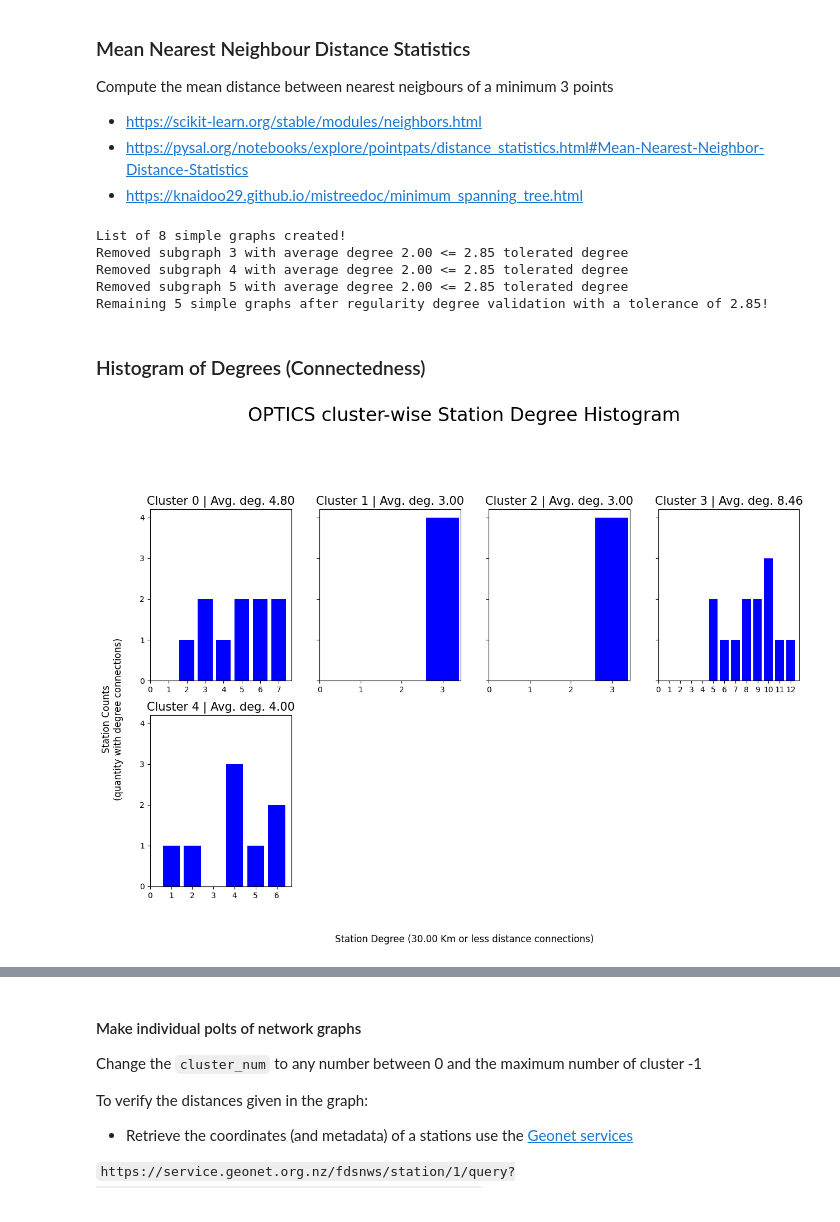
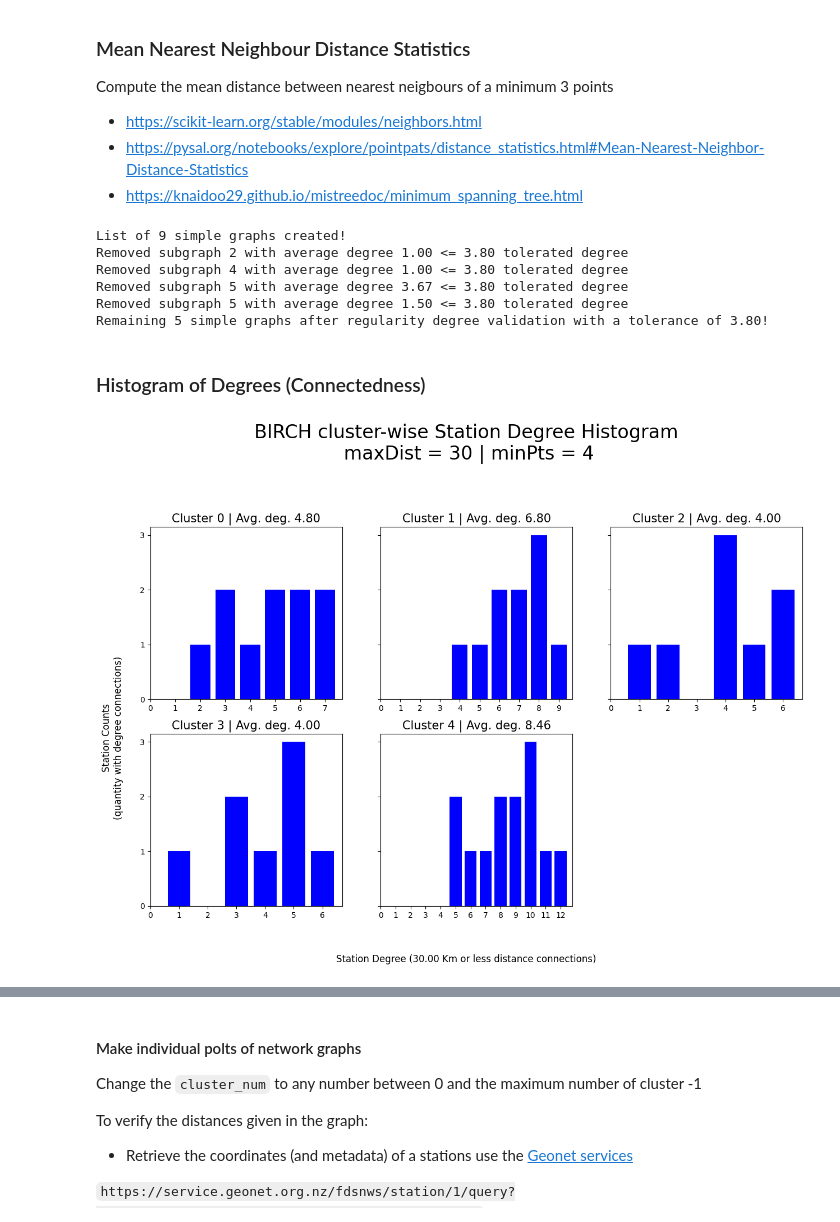
Before and after one commit to waidyanatha/quasar, a Jupyter notebook: notebooks/1a_shield_network_cluster_maps.ipynb, the cells around one changed output, grey strips where cells are left out. Saved outputs shown, nothing was run; the diff lists cells and outputs as text; code cells hidden in the pictures.

```diff
--- a/notebooks/1a_shield_network_cluster_maps.ipynb
+++ b/notebooks/1a_shield_network_cluster_maps.ipynb
@@ -326,7 +331,7 @@ print("Returns a %s confidence interval\n" % s_conf_int)
     iterate the test 50 times to calculate the average score
 '''
 n_iter = 50    # number of iterations to run each of the functions
-n_clusters = int(station_coordinates.shape[0]/3)
+n_clusters = int(station_coordinates.shape[0]/4)
 sum_assess_tend_mean_scores = 0
 arr_score = np.empty(n_iter, dtype=float)
 
@@ -801,6 +815,11 @@ try:
     plt.legend(loc='upper left', fontsize=15)
     plt.xlabel('Longitude', fontsize=20)
     plt.ylabel('Latitude', fontsize=20)
+
+    _s_plot_save_file = str("../images/outputs/noise_clust_plot "+
+                            _s_cloud_clust_name+"_"+str(_l_max_distance)+"_"+
+                            str(_n_min_cloud_clust_size)+".png").replace(" ","_")
+    plt.savefig(_s_plot_save_file, bbox_inches='tight')
     plt.show()
 
 except Exception as err:
@@ -843,13 +866,13 @@ if debug:
     import importlib
     gc = importlib.reload(gc)
 
-_plot_valid_g = False
+_plot_valid_g = True
 ''' plot only subgraphs that comply with k-regularity where k >= minPts
     Given that the regularity is based on the average degree, change the scaling value 0.95
     to one that is desired and in the interval (0,1] to set a regularity threshold @_f_reg_thresh
 '''
 _force_min_regularity = True
-_f_reg_thresh = 0.95*cloud_clust_qual_df_['Minimum Points'].item()
+_f_reg_thresh = 0.95*__clust_quality_df_['Minimum Points'].item()
 #_min_regularity = 0.95     # value greater than 0 and less than 1.0
 
 lst_G_simple = []
@@ -860,11 +883,11 @@ if _plot_valid_g:
     for k in no_noise_df['label'].unique():
         temp_df = pd.DataFrame([])
         temp_df = no_noise_df.loc[lambda no_noise_df: no_noise_df['label'] == k]
-        if temp_df.shape[0] < int(cloud_clust_qual_df_['Minimum Points'].item()):
+        if temp_df.shape[0] < int(__clust_quality_df_['Minimum Points'].item()):
             no_noise_df = no_noise_df[no_noise_df['label'] != k]
 
-dict_feature_params = {"distance_km": cloud_clust_qual_df_['Maximum Distance'].item(),
-                       "minimum_samples": cloud_clust_qual_df_['Minimum Points'].item()}
+dict_feature_params = {"distance_km": __clust_quality_df_['Maximum Distance'].item(),
+                       "minimum_samples": __clust_quality_df_['Minimum Points'].item()}
 cls_g_clust = gc.community_detection(**dict_feature_params)
 G_simple = cls_g_clust.get_simple_graph(no_noise_df)
 G_simple.remove_nodes_from(list(nx.isolates(G_simple)))
@@ -896,13 +919,14 @@ while incomplete:
                 pass
 
 print('Remaining %d simple graphs after regularity degree validation with a tolerance of %0.02f!'
-      % (len(lst_G_simple),_f_deg_tol_thresh))
+      % (len(lst_G_simple),_f_reg_thresh))
 # %% [output]
-List of 8 simple graphs created!
-Removed subgraph 3 with average degree 2.00 <= 2.85 tolerated degree
-Removed subgraph 4 with average degree 2.00 <= 2.85 tolerated degree
-Removed subgraph 5 with average degree 2.00 <= 2.85 tolerated degree
-Remaining 5 simple graphs after regularity degree validation with a tolerance of 2.85!
+List of 9 simple graphs created!
+Removed subgraph 2 with average degree 1.00 <= 3.80 tolerated degree
+Removed subgraph 4 with average degree 1.00 <= 3.80 tolerated degree
+Removed subgraph 5 with average degree 3.67 <= 3.80 tolerated degree
+Removed subgraph 5 with average degree 1.50 <= 3.80 tolerated degree
+Remaining 5 simple graphs after regularity degree validation with a tolerance of 3.80!
 # %% [markdown]
 ### Histogram of Degrees (Connectedness)
 # %%
@@ -921,14 +945,24 @@ try:
     if len(lst_G_simple) <= 0:
         raise AttributeError('Cannot plot histogram because the list is empty')
 
-
     __max_deg_cnt = -1     # to set the y-axis ticks
-
+    '''
     if len(lst_G_simple) < 4:
         num_cols = len(lst_G_simple)%4
     else:
         num_cols = 4
+    '''
+    if len(lst_G_simple) < 3:
+        num_cols = len(lst_G_simple)%3
+    elif len(lst_G_simple) == 3:
+        num_cols = 3
+    elif len(lst_G_simple)%3 > len(lst_G_simple)%4:
+            num_cols = 3
+    else:
+        num_cols = 4
+
     num_rows = math.ceil(len(lst_G_simple)/num_cols)
+
     fig, ax = plt.subplots(num_rows, num_cols, figsize=(15,num_rows*4), dpi=100, sharex=False, sharey=True)
 
     for clust_num, G in enumerate(lst_G_simple):
@@ -938,10 +972,17 @@ try:
         deg, cnt = zip(*degreeCount.items())
         row_num = math.floor(clust_num/num_cols)
         col_num = clust_num%num_cols
+
         if num_rows ==1:
-            ax[col_num].bar(deg, cnt, width=0.80, color="b")
-            ax[col_num].set_title('Cluster %d | Avg. deg. %0.2f' % (clust_num,_avg_degree),size=20)
-            ax[row_num].set_xticks(np.arange(0, max(deg), 1))
+            '''with one single subplot, ax already holds it without indexing'''
+            if num_cols == 1:
+                ax.bar(deg, cnt, width=0.80, color="b")
+                ax.set_title('Cluster %d | Avg. deg. %0.2f' % (clust_num,_avg_degree),size=15)
+                ax.set_xticks(np.arange(0, max(deg), 1))
+            else:
+                ax[col_num].bar(deg, cnt, width=0.80, color="b")
+                ax[col_num].set_title('Cluster %d | Avg. deg. %0.2f' % (clust_num,_avg_degree),size=15)
+                ax[row_num].set_xticks(np.arange(0, max(deg), 1))
         else:
             ax[row_num,col_num].bar(deg, cnt, width=0.80, color="b")
             ax[row_num,col_num].set_title('Cluster %d | Avg. deg. %0.2f' % (clust_num,_avg_degree),size=15)
@@ -949,39 +990,43 @@ try:
         if __max_deg_cnt < max(cnt):
             __max_deg_cnt = max(cnt)
 
-    plt.suptitle(_s_cloud_clust_name + " cluster-wise Station Degree Histogram",size=24, y=1.2)
+    _s_title = ("%s cluster-wise Station Degree Histogram\n maxDist = %d | minPts = %d"
+                % (_s_cloud_clust_name, _l_max_distance, _n_min_cloud_clust_size))
+#    plt.suptitle(_s_cloud_clust_name + " cluster-wise Station Degree Histogram",size=24, y=1.2)
+    plt.suptitle(_s_title,size=24, y=1.2)
     #st.set_y(0.95)
     fig.subplots_adjust(top=0.97)
     plt.yticks(np.arange(0, __max_deg_cnt+1, 1))
     x_share_axis_text = 'Station Degree (%0.2f Km or less distance connections)' % _l_max_distance
     fig.text(0.5, 0.0,
              x_share_axis_text,
              ha='center',size=12)
     fig.text(0.08, 0.5,
              'Station Counts\n(quantity with degree connections)',
              ha='center', va='center', rotation='vertical', size=12)
     #fig.tight_layout()
 
     ''' remove empty plots '''
     for i in range(len(lst_G_simple),num_cols*num_rows):
-        fig.delaxes(ax[num_rows-1,i%4])
+#        fig.delaxes(ax[num_rows-1,i%4])
+        fig.delaxes(ax[num_rows-1,i%num_cols])
 
     if _plot_valid_g:
         _s_plot_save_file = str("../images/outputs/all_valid_histo "+_s_cloud_clust_name+".png").replace(" ","_")
     else:
         _s_plot_save_file = str("../images/outputs/all_histo "+_s_cloud_clust_name+".png").replace(" ","_")
 
     plt.savefig(_s_plot_save_file, bbox_inches='tight')
 
     plt.show()
 
 except Exception as err:
     print("Error message:", err)
     if debug:
         import traceback
         print(traceback.format_exc())
 # %% [output]
-[figure, old version]
+[figure, new version]
 # %%
 '''
     Plot all subgraphs
```
Also changed, not shown: parts of 13 cells of this notebook, 15 other files.
